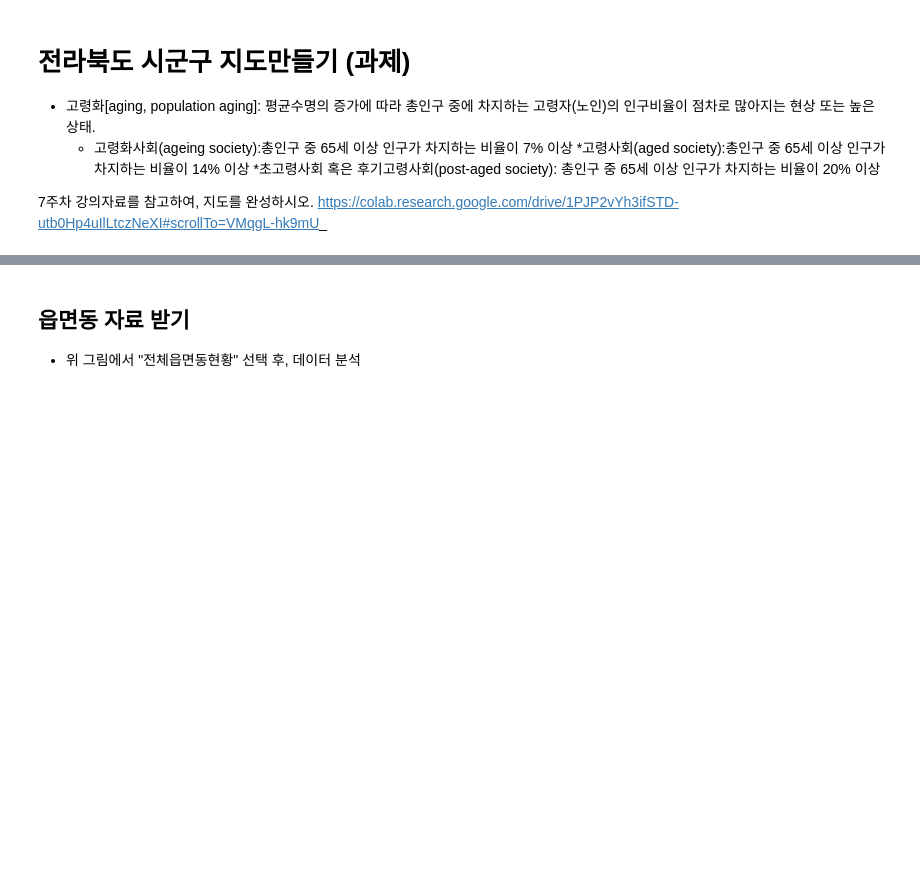
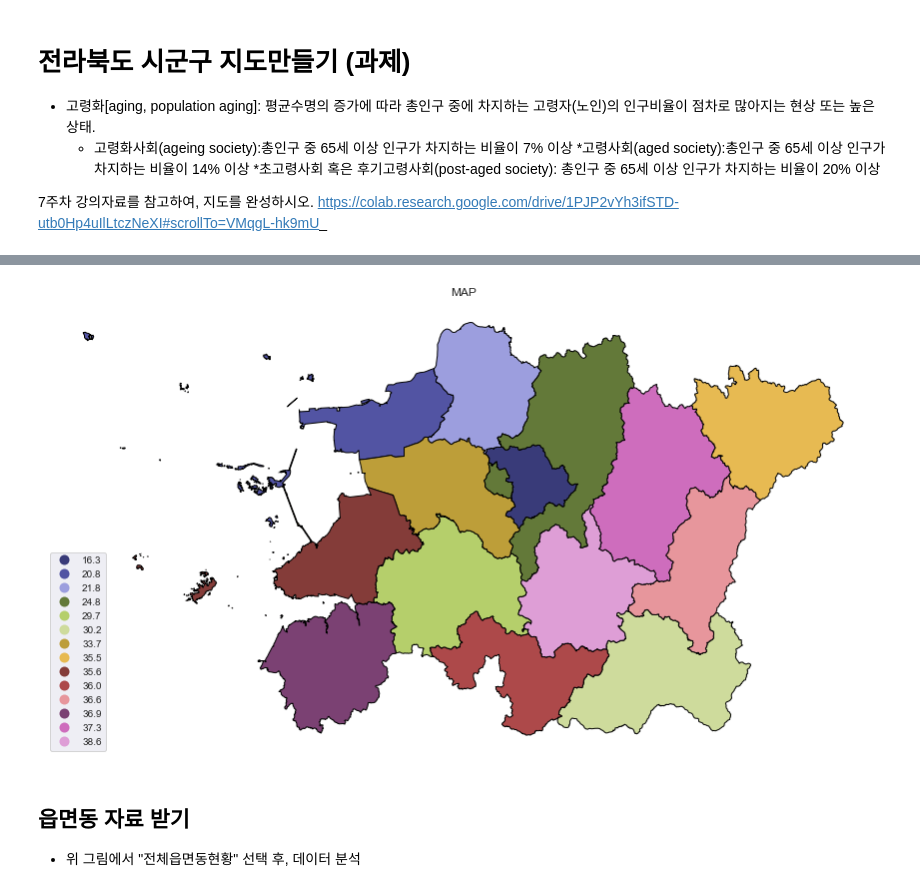
Before and after one commit to ffe4el/2022-2-Datascience, a Jupyter notebook: 데싸_과제08_김솔아_202116266.ipynb, the cells around one changed output, grey strips where cells are left out. Drawn from its saved outputs; the diff is of its cells as text; code cells hidden in the pictures; blank space fills up the shorter version.

```diff
--- a/데싸_과제08_김솔아_202116266.ipynb
+++ b/데싸_과제08_김솔아_202116266.ipynb
@@ -263,0 +345,11 @@ https://colab.research.google.com/drive/1PJP2vYh3ifSTD-utb0Hp4uIlLtczNeXI#scroll
+# %%
+df['65세이상_비율(%)']=round(df['계_65세이상']/df['2022년10월_계_총인구수']*100,1)
+# df=df.drop(['65세이상_비율'], axis=1)
+df['유아_비율(%)']=round(df['유아']/df['2022년10월_계_총인구수']*100,1)
+df['10대_비율(%)']=round(df['10대']/df['2022년10월_계_총인구수']*100,1)
+df['20대_비율(%)']=round(df['20대']/df['2022년10월_계_총인구수']*100,1)
+df['30대_비율(%)']=round(df['30대']/df['2022년10월_계_총인구수']*100,1)
+df['40대_비율(%)']=round(df['40대']/df['2022년10월_계_총인구수']*100,1)
+df['50~65세_비율(%)']=round(df['50~65세']/df['2022년10월_계_총인구수']*100,1)
+
+df
@@ -263,0 +370,9 @@ https://colab.research.google.com/drive/1PJP2vYh3ifSTD-utb0Hp4uIlLtczNeXI#scroll
+# %%
+df['행정구역']=df['행정구역'].str.split('(').str[0]
+# df.head()
+# if '전라북도' in df['행정구역']:
+#     df1 = df[:, '행정구역']
+#     print(df1.head())
+
+dfjb=df[df['행정구역'].str.contains('전라북도')]
+dfjb['행정구역']
@@ -265,0 +411,5 @@ https://colab.research.google.com/drive/1PJP2vYh3ifSTD-utb0Hp4uIlLtczNeXI#scroll
+# %%
+jb = gpd.read_file("TL_KODIS_BAS_JB.zip", encoding='euckr')
+
+jb['KOR_NM']=jb['CTP_KOR_NM']+str(" ")+jb['SIG_KOR_NM']+str(" ")
+jb
@@ -265,0 +430,6 @@ https://colab.research.google.com/drive/1PJP2vYh3ifSTD-utb0Hp4uIlLtczNeXI#scroll
+# %%
+set(dfjb['행정구역'].unique()) - set(jb['KOR_NM'].unique())
+jb1 = pd.merge(jb, dfjb, how='right', left_on='KOR_NM', right_on='행정구역')
+# jb1= jb1.drop([0], axis=0)
+# jb1.isnull().sum()
+jb1
@@ -266,3 +455,16 @@ https://colab.research.google.com/drive/1PJP2vYh3ifSTD-utb0Hp4uIlLtczNeXI#scroll
+# %%
+# print(jb1)
+jb1.geometry = jb1.buffer(0.1)
+jb1= jb1.dissolve(by='SIG_CD')
+jb1
+ax = jb1.plot(figsize=(15, 15), column="65세이상_비율(%)", categorical=True,
+                cmap="tab20b", edgecolor="k", legend=True, legend_kwds={'loc': 3})
+
+ax.set_title("MAP")
+ax.set_axis_off()
+plt.show()
+# %% [output]
+[figure, added]
 # %% [markdown]
 ## 읍면동 자료 받기
 
```
Also changed, not shown: parts of 29 cells of this notebook, 3 other files.
